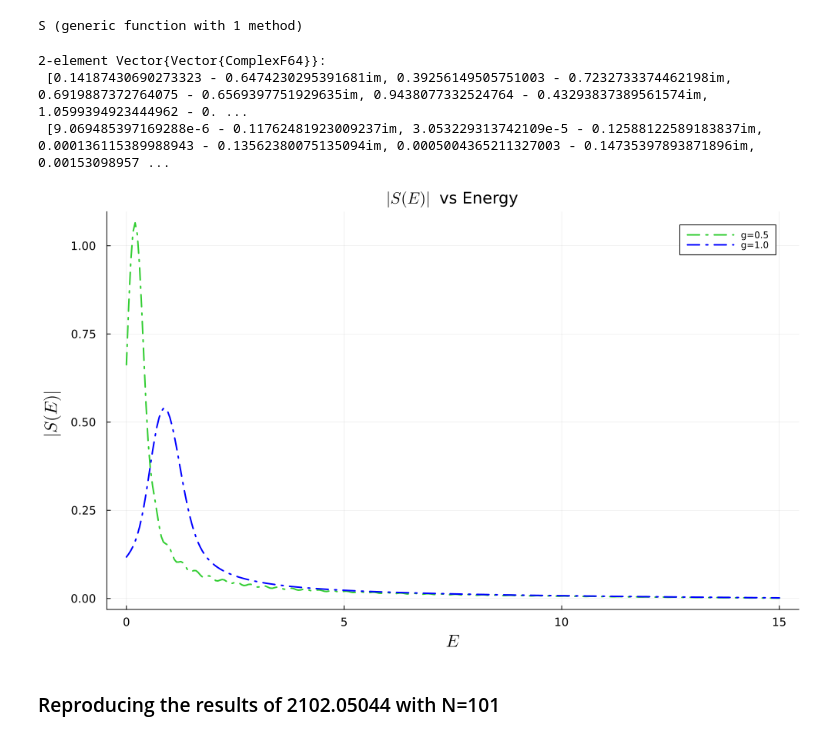
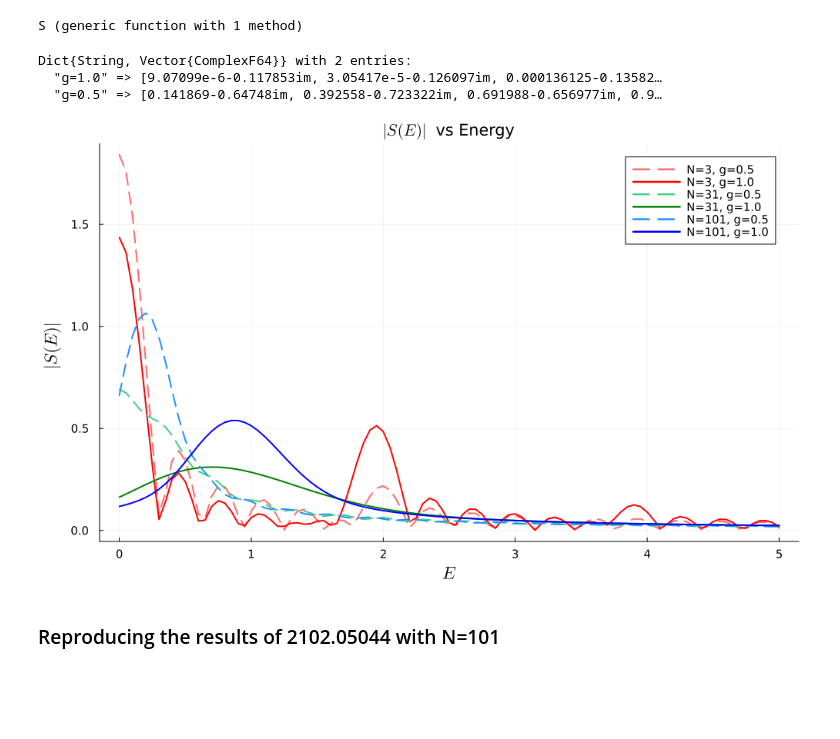
Before and after one commit to SlvrOxgnNtgnYttrm/Simulating-Collider-Physics-Using-Tensor-Networks, a Jupyter notebook: Soft Function.ipynb, the cells around one changed output. Drawn from its saved outputs; the diff is of its cells as text; code cells hidden in the pictures; blank space fills up the shorter version.

```diff
--- a/Soft Function.ipynb
+++ b/Soft Function.ipynb
@@ -151,2 +157,8 @@ ITensors.set_warn_order(N)
 # %% [output]
 101
+# %%
+SF_data = h5open("Soft_Function_data.h5", "cw") #Open the Soft Function data HDF5 file in read/write mode
+if haskey(SF_data, "N=$N, m=$mass, dp=$dp") == false #Check if the "N=$N, m=$mass, dp=$dp" group doesn't exist
+    create_group(SF_data, "N=$N, m=$mass, dp=$dp") #Create a group within the HDF5 file corresponding to the initial parameters
+end
+SF_data_group = SF_data["N=$N, m=$mass, dp=$dp"]
@@ -267,27 +277,62 @@ end
 S (generic function with 1 method)
 # %%
 E_range = 0:0.05:15
-S_E_list = [[S(E, S_t_list[i]) for E in E_range] for i in 1:length(g_list)]
+for (i, g) in enumerate(g_list)
+    S_E_list = ComplexF64[] #Create a temporary list for containing S(E) values for a given value of g
+    S_E_list = [S(E, S_t_list_g["g=$g"]) for E in E_range] #Store S(E) for each value of E
+    if haskey(SF_data_group["g=$g"], "S(E)") == false
+        SF_data_group["g=$g"]["S(E)"] = S_E_list #Create a dataset containing the list of S(E) values at each energy E for a given value of g
+    end
+end
+
+#Store the list of S(E) values into a dictionary 'keyed' by the corresponding value of g
+S_E_list_g = Dict("g=$g" => [SF_data_group["g=$g"]["S(E)"][i] for i in 1:length(E_range)] for g in g_list)
 # %% [output]
-2-element Vector{Vector{ComplexF64}}:
- [0.14187430690273323 - 0.6474230295391681im, 0.39256149505751003 - 0.7232733374462198im, 0.6919887372764075 - 0.6569397751929635im, 0.9438077332524764 - 0.43293837389561574im, 1.0599394923444962 - 0. ...
- [9.069485397169288e-6 - 0.11762481923009237im, 3.053229313742109e-5 - 0.12588122589183837im, 0.000136115389988943 - 0.13562380075135094im, 0.0005004365211327003 - 0.14735397893871896im, 0.00153098957 ...
+Dict{String, Vector{ComplexF64}} with 2 entries:
+  "g=1.0" => [9.07099e-6-0.117853im, 3.05417e-5-0.126097im, 0.000136125-0.13582…
+  "g=0.5" => [0.141869-0.64748im, 0.392558-0.723322im, 0.691988-0.656977im, 0.9…
 # %%
 gr()
-plot(E_range, [abs(S_E_list[1][i]) for i in 1:length(E_range)], linewidth=2, label="g=0.5", linestyle=:dashdot, color="lime green")
-plot!(E_range, [abs(S_E_list[2][i]) for i in 1:length(E_range)], linewidth=2, label="g=1.0", linestyle=:dashdot, color="blue")
+plot()
+#= for (i, g) in enumerate(g_list)
+    plot!(
+        E_range,
+        [abs(S_E_list_g["g=$g"][k]) for k in 1:length(E_range)];
+        label = "g=$g",
+        lw = 2,
+        color = colors[i]
+    )
+end =#
+
+N_list = [3, 31, 101]
+group_name = ["N=3, m=2.3, dp=4.166666666666667", "N=31, m=2.3, dp=0.4032258064516129", "N=101, m=2.3, dp=0.12376237623762376"]
+linestyles = [:dash, :solid]
+colors = [["indianred1", "red"], ["seagreen3", "green"], ["dodgerblue", "blue"]]
+for (n, N) in enumerate(N_list)
+    for (i, g) in enumerate(g_list)
+        plot!(
+            E_range[1:101],
+            [abs(SF_data[group_name[n]]["g=$g"]["S(E)"][k]) for k in 1:length(E_range)][1:101];
+            label = "N=$N, g=$g",
+            lw = 2,
+            ls = linestyles[i],
+            color = colors[n][i]
+        )
+    end
+end
 
 xlabel!("\$E\$", guidefont=font(15))
 ylabel!("\$|S(E)|\$", guidefont=font(15))
 plot!(tickfontsize=10)
+plot!(legendfontsize=10)
 plot!(size = (1000, 600))
 plot!(left_margin = 18px)
 plot!(bottom_margin = 8px)
 title!("\$|S(E)|\$ vs Energy")
 
 #savefig("S(E) Plots/abs(S(E)), N=$N, m=23e-1, dp=417e-2")
 # %% [output]
-[figure, old version]
+[figure, new version]
 # %% [markdown]
 ### Reproducing the results of 2102.05044 with N=101
 # %%
```
Also changed, not shown: parts of 8 cells of this notebook, 2 other files.
